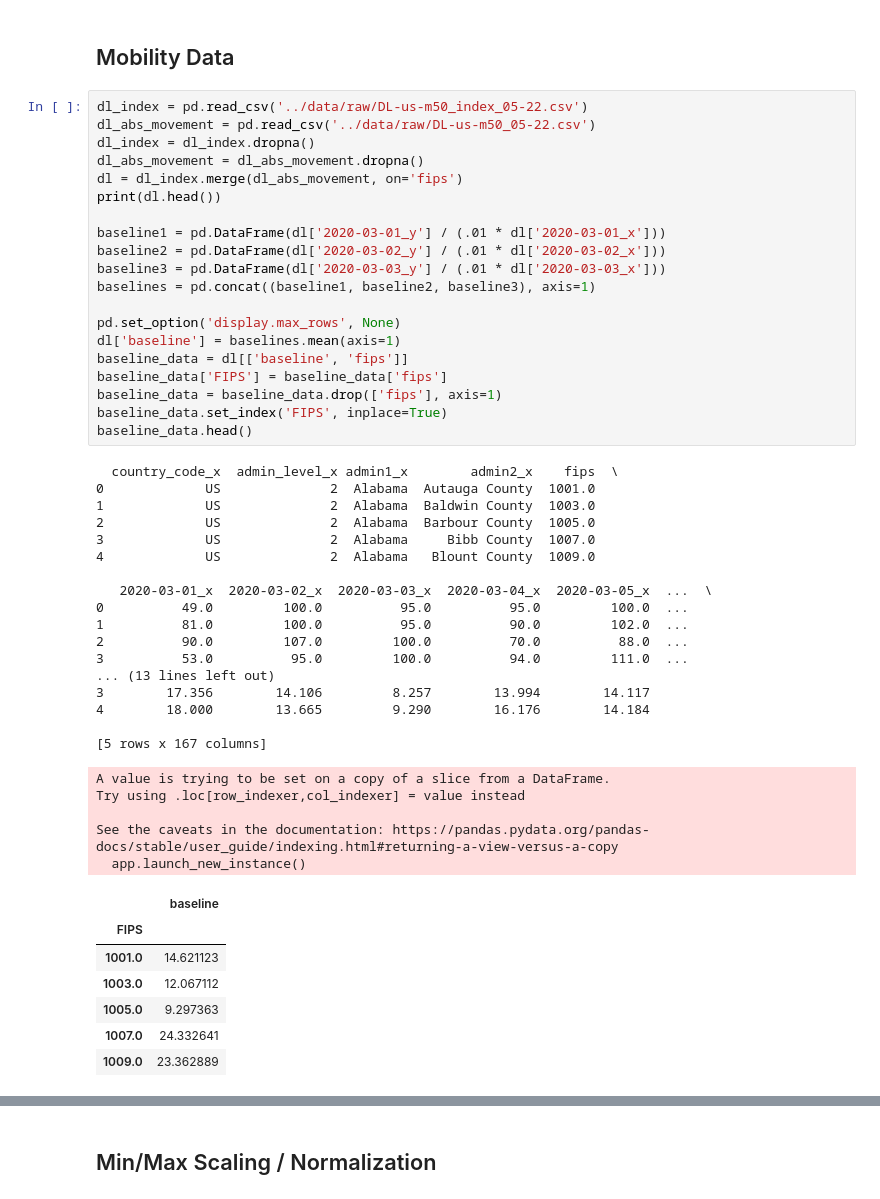
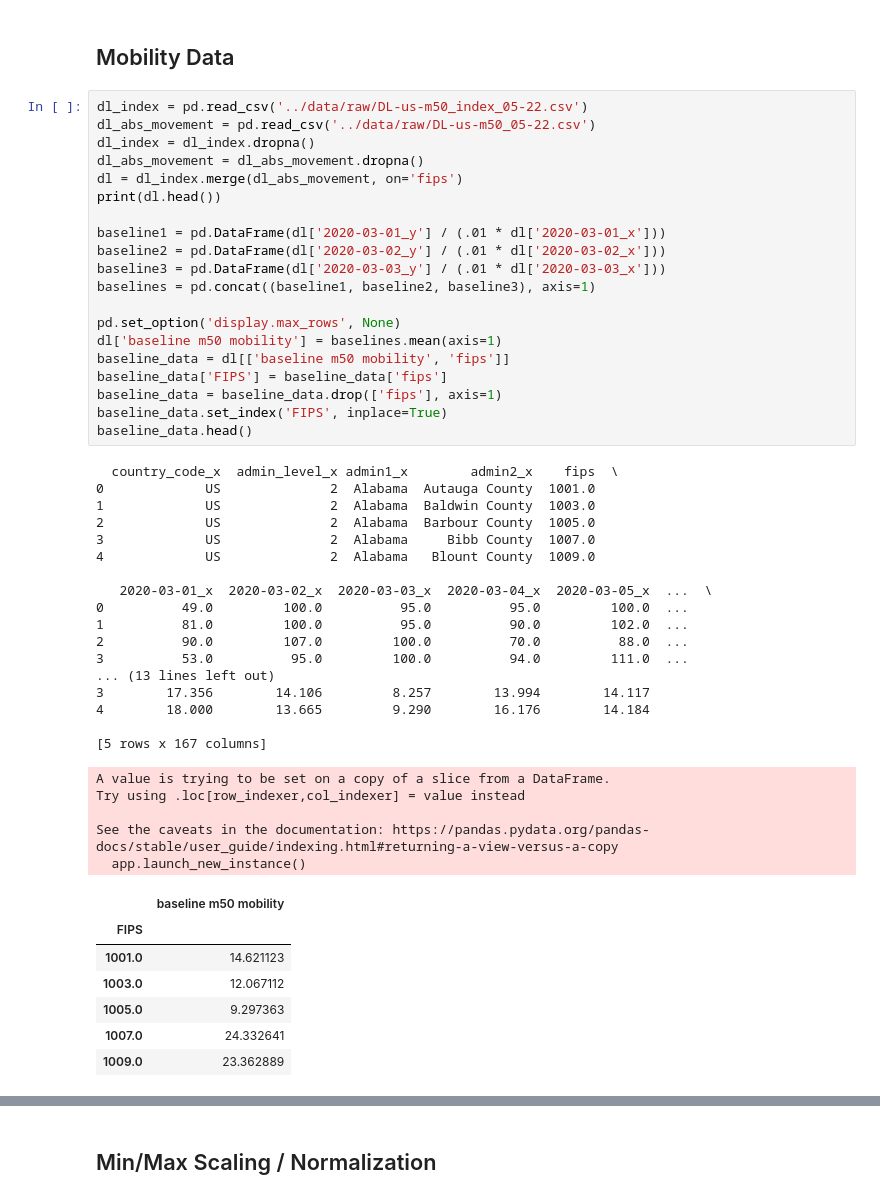
Before and after one commit to jhu-covid-optimization/covid-drivers, a Jupyter notebook: notebooks/bm-01-AC-PCA_data_processing.ipynb, the cells around one changed output, grey strips where cells are left out. Saved outputs shown, nothing was run; the diff lists cells and outputs as text.

```diff
--- a/notebooks/bm-01-AC-PCA_data_processing.ipynb
+++ b/notebooks/bm-01-AC-PCA_data_processing.ipynb
@@ -217,36 +226,36 @@ baseline3 = pd.DataFrame(dl['2020-03-03_y'] / (.01 * dl['2020-03-03_x']))
 baselines = pd.concat((baseline1, baseline2, baseline3), axis=1)
 
 pd.set_option('display.max_rows', None)
-dl['baseline'] = baselines.mean(axis=1)
-baseline_data = dl[['baseline', 'fips']]
+dl['baseline m50 mobility'] = baselines.mean(axis=1)
+baseline_data = dl[['baseline m50 mobility', 'fips']]
 baseline_data['FIPS'] = baseline_data['fips']
 baseline_data = baseline_data.drop(['fips'], axis=1)
 baseline_data.set_index('FIPS', inplace=True)
 baseline_data.head()
 # %% [output]
   country_code_x  admin_level_x admin1_x        admin2_x    fips  \
 0             US              2  Alabama  Autauga County  1001.0
 1             US              2  Alabama  Baldwin County  1003.0
 2             US              2  Alabama  Barbour County  1005.0
 3             US              2  Alabama     Bibb County  1007.0
 4             US              2  Alabama   Blount County  1009.0
 
    2020-03-01_x  2020-03-02_x  2020-03-03_x  2020-03-04_x  2020-03-05_x  ...  \
 0          49.0         100.0          95.0          95.0         100.0  ...
 1          81.0         100.0          95.0          90.0         102.0  ...
 2          90.0         107.0         100.0          70.0          88.0  ...
 3          53.0          95.0         100.0          94.0         111.0  ...
 ... (13 lines left out)
 3        17.356        14.106         8.257        13.994        14.117
 4        18.000        13.665         9.290        16.176        14.184
 
 [5 rows x 167 columns]
 A value is trying to be set on a copy of a slice from a DataFrame.
 Try using .loc[row_indexer,col_indexer] = value instead
 
 See the caveats in the documentation: https://pandas.pydata.org/pandas-docs/stable/user_guide/indexing.html#returning-a-view-versus-a-copy
   app.launch_new_instance()
-|  | baseline |
+|  | baseline m50 mobility |
 | FIPS |  |
 | 1001.0 | 14.621123 |
 | 1003.0 | 12.067112 |
```
Also changed, not shown: parts of 28 cells of this notebook, 1 other file.
